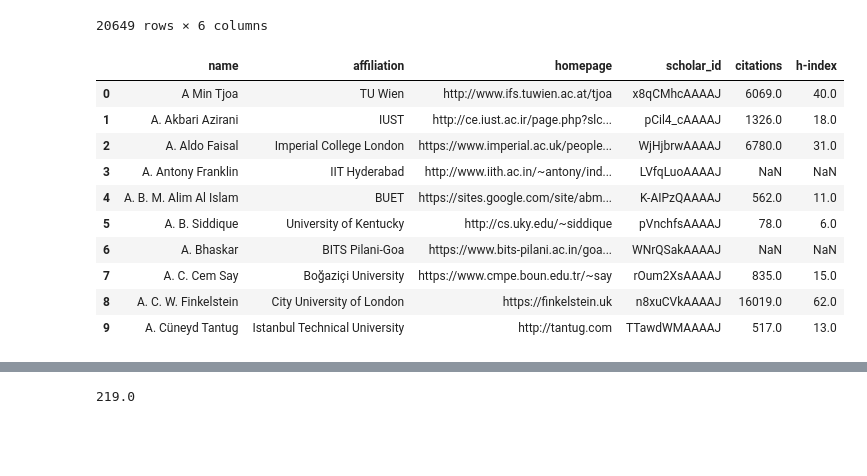
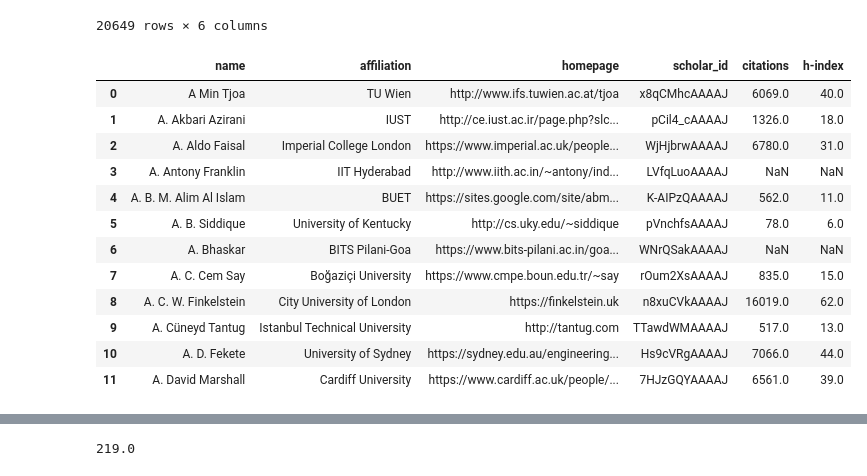
Before and after one commit to ychhatre/csimpact, a Jupyter notebook: code/scrape_earliest_paper.ipynb, the cells around one changed output, grey strips where cells are left out. Cells and saved outputs as stored; diff of their text form; code cells hidden in the pictures; blank space fills up the shorter version.

```diff
--- a/code/scrape_earliest_paper.ipynb
+++ b/code/scrape_earliest_paper.ipynb
@@ -43,19 +71,21 @@ data
 | 20648 | Ümit V. Çatalyürek | Georgia Institute of Technology | https://www.cc.gatech.edu/~umit | OLDMURQAAAAJ | 11595.0 | 58.0 |
 20649 rows × 6 columns
 # %%
-data.head(10)
+data.head(12)
 # %% [output]
 |  | name | affiliation | homepage | scholar_id | citations | h-index |
 | 0 | A Min Tjoa | TU Wien | http://www.ifs.tuwien.ac.at/tjoa | x8qCMhcAAAAJ | 6069.0 | 40.0 |
 | 1 | A. Akbari Azirani | IUST | http://ce.iust.ac.ir/page.php?slc... | pCil4_cAAAAJ | 1326.0 | 18.0 |
 | 2 | A. Aldo Faisal | Imperial College London | https://www.imperial.ac.uk/people... | WjHjbrwAAAAJ | 6780.0 | 31.0 |
 | 3 | A. Antony Franklin | IIT Hyderabad | http://www.iith.ac.in/~antony/ind... | LVfqLuoAAAAJ | NaN | NaN |
 | 4 | A. B. M. Alim Al Islam | BUET | https://sites.google.com/site/abm... | K-AIPzQAAAAJ | 562.0 | 11.0 |
 | 5 | A. B. Siddique | University of Kentucky | http://cs.uky.edu/~siddique | pVnchfsAAAAJ | 78.0 | 6.0 |
 | 6 | A. Bhaskar | BITS Pilani-Goa | https://www.bits-pilani.ac.in/goa... | WNrQSakAAAAJ | NaN | NaN |
 | 7 | A. C. Cem Say | Boğaziçi University | https://www.cmpe.boun.edu.tr/~say | rOum2XsAAAAJ | 835.0 | 15.0 |
 | 8 | A. C. W. Finkelstein | City University of London | https://finkelstein.uk | n8xuCVkAAAAJ | 16019.0 | 62.0 |
 | 9 | A. Cüneyd Tantug | Istanbul Technical University | http://tantug.com | TTawdWMAAAAJ | 517.0 | 13.0 |
+| 10 | A. D. Fekete | University of Sydney | https://sydney.edu.au/engineering... | Hs9cVRgAAAAJ | 7066.0 | 44.0 |
+| 11 | A. David Marshall | Cardiff University | https://www.cardiff.ac.uk/people/... | 7HJzGQYAAAAJ | 6561.0 | 39.0 |
 # %%
 # Make sure you allow remote automation in "develop" tab
 #will create a new window, if not done running and popup comes up press "continue"
```
Also changed, not shown: parts of 5 cells of this notebook, 4 other files.
